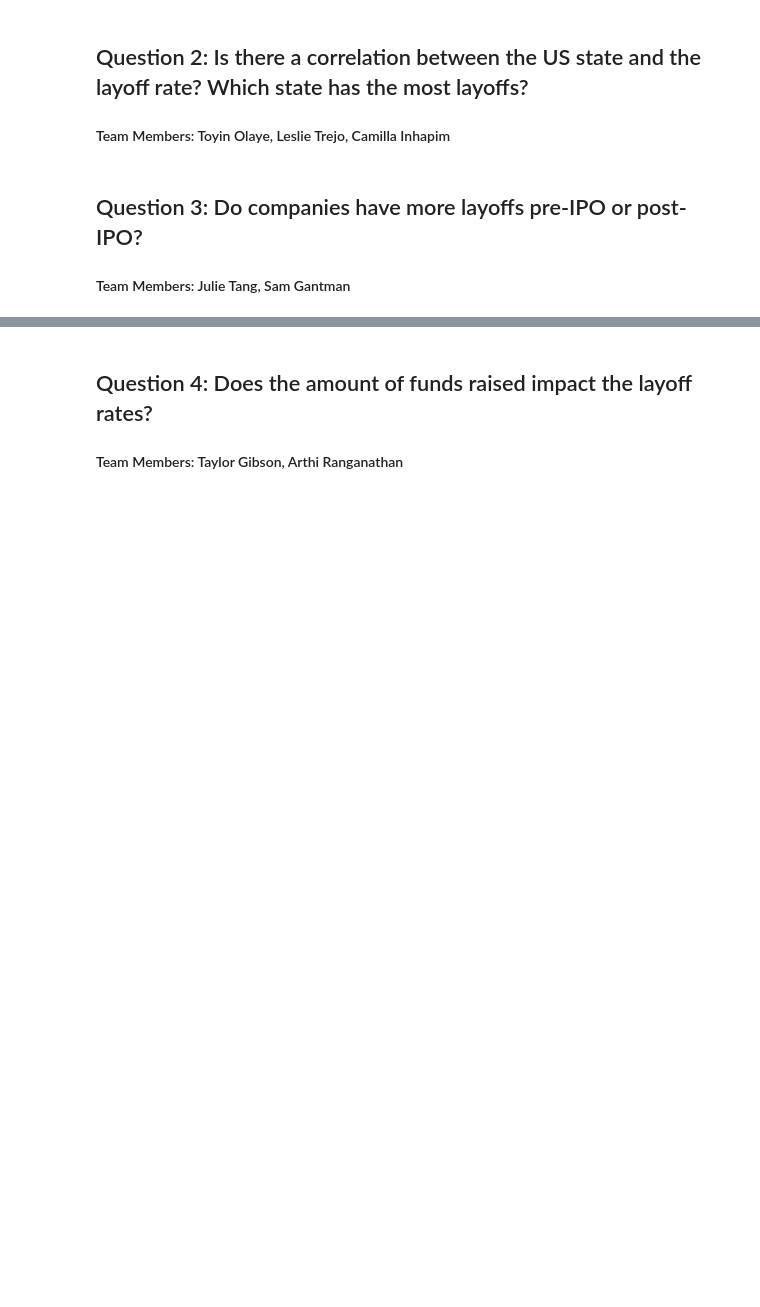
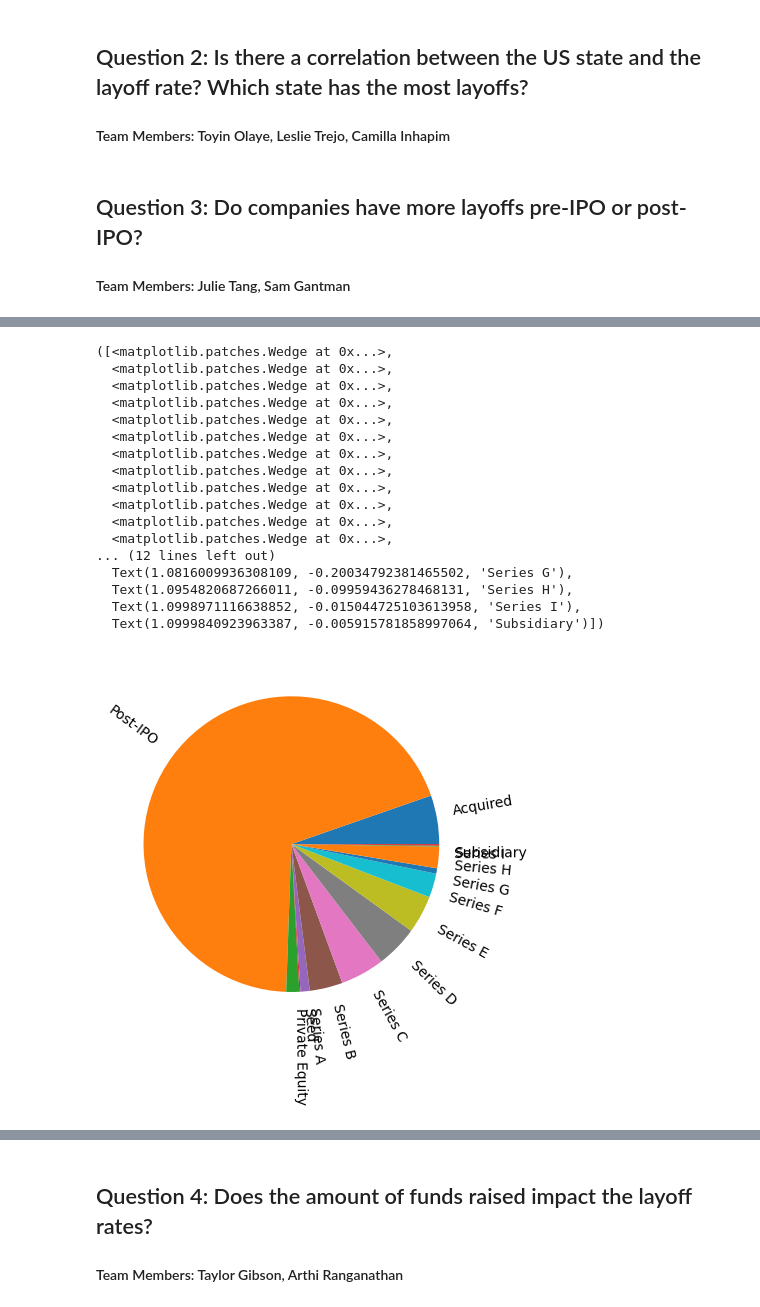
Before and after one commit to sjg42/Project_1_Team_B, a Jupyter notebook: LayoffPy/LayoffPy.ipynb, the cells around one changed output, grey strips where cells are left out. Cells and saved outputs as stored; diff of their text form; code cells hidden in the pictures; blank space fills up the shorter version.

```diff
--- a/LayoffPy/LayoffPy.ipynb
+++ b/LayoffPy/LayoffPy.ipynb
@@ -45,0 +62,12 @@ US_layoff_DF
+# %%
+# Pre_Post_data = cleaned_mergedData.loc[cleaned_mergedData["Stage"]!="Unknown"]
+# Pre_Post_data
+
+#Get rid of of rows with Stage= "Unknown"
+#cleaned_mergedData = cleaned_mergedData[cleaned_mergedData["Stage"] != "Unknown"]
+#Pre_Post_data = cleaned_mergedData["Stage"].unique()
+
+
+Pre_Post_data = cleaned_mergedData[cleaned_mergedData["Stage"] != "Unknown"]
+grouped_Pre_Post= Pre_Post_data.groupby("Stage").sum("Laid_Off_Count")
+grouped_Pre_Post
@@ -45,0 +91,23 @@ US_layoff_DF
+# %%
+#Pie Chart of Total Laid_Off_count for all Stages
+labels = grouped_Pre_Post.index
+plt.pie(grouped_Pre_Post["Laid_Off_Count"],labels=labels, rotatelabels=True)
+# %% [output]
+([<matplotlib.patches.Wedge at 0x...>,
+  <matplotlib.patches.Wedge at 0x...>,
+  <matplotlib.patches.Wedge at 0x...>,
+  <matplotlib.patches.Wedge at 0x...>,
+  <matplotlib.patches.Wedge at 0x...>,
+  <matplotlib.patches.Wedge at 0x...>,
+  <matplotlib.patches.Wedge at 0x...>,
+  <matplotlib.patches.Wedge at 0x...>,
+  <matplotlib.patches.Wedge at 0x...>,
+  <matplotlib.patches.Wedge at 0x...>,
+  <matplotlib.patches.Wedge at 0x...>,
+  <matplotlib.patches.Wedge at 0x...>,
+... (12 lines left out)
+  Text(1.0816009936308109, -0.20034792381465502, 'Series G'),
+  Text(1.0954820687266011, -0.09959436278468131, 'Series H'),
+  Text(1.0998971116638852, -0.015044725103613958, 'Series I'),
+  Text(1.0999840923963387, -0.005915781858997064, 'Subsidiary')])
+[figure, added]
```
Also changed, not shown: parts of 4 cells of this notebook, 1 other file.
